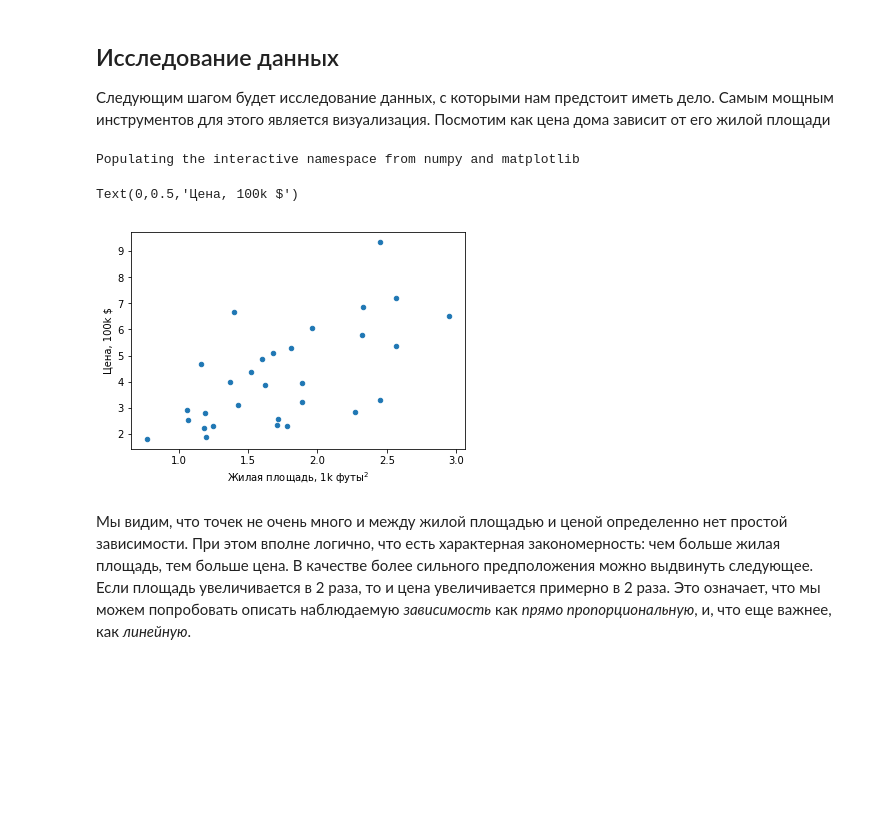
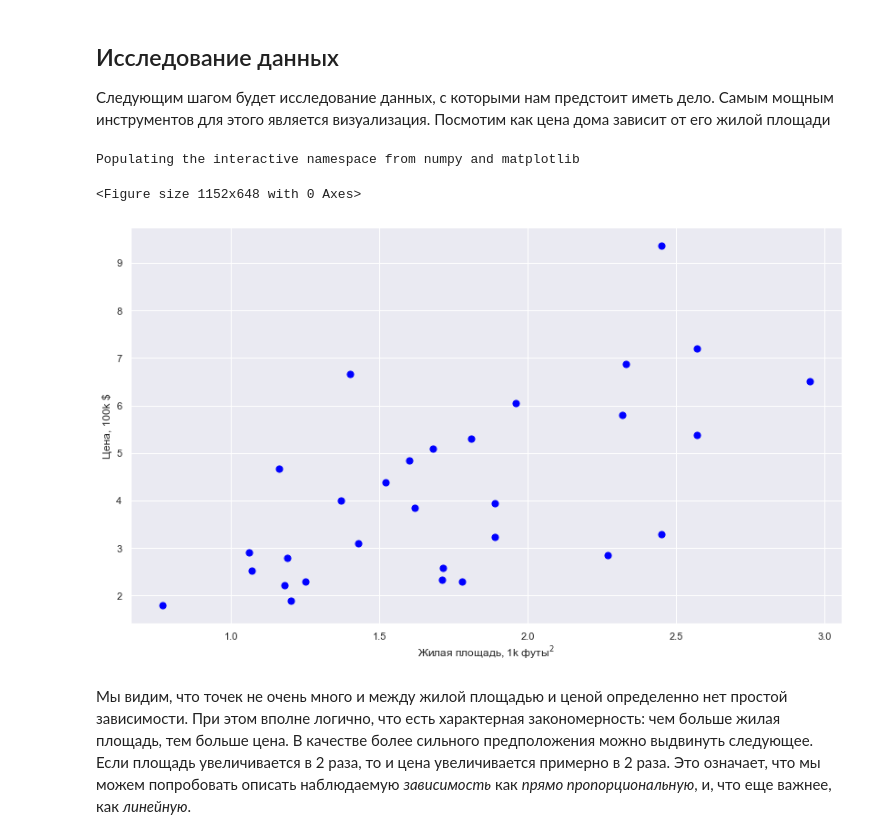
Before and after one commit to sdukshis/ml-intro, a Jupyter notebook: notebooks/LinearRegression.ipynb, the cells around one changed output. Saved outputs shown, nothing was run; the diff lists cells and outputs as text; code cells hidden in the pictures; blank space fills up the shorter version.

```diff
--- a/notebooks/LinearRegression.ipynb
+++ b/notebooks/LinearRegression.ipynb
@@ -21,14 +21,15 @@ housesales['sqft_living'] = housesales['sqft_living']/1000
 # %%
 %pylab inline
 import seaborn as sns  # для красивого стиля графиков
-#from matplotlib.ticker import FuncFormatter # для форматирования разметки по оси y
-ax = housesales.plot.scatter(x='sqft_living', y='price')
+sns.set()
+plt.figure(figsize=(16,9))
+ax = housesales.plot.scatter(x='sqft_living', y='price', color='blue', figsize=(14,8), s=50)
 ax.set_xlabel('Жилая площадь, 1k футы$^2$')
-ax.set_ylabel('Цена, 100k $')
+ax.set_ylabel('Цена, 100k $');
 # %% [output]
 Populating the interactive namespace from numpy and matplotlib
-Text(0,0.5,'Цена, 100k $')
+<Figure size 1152x648 with 0 Axes>
-[figure, old version]
+[figure, new version]
 # %% [markdown]
 Мы видим, что точек не очень много и между жилой площадью и ценой определенно нет простой зависимости. При этом вполне логично, что есть характерная закономерность: чем больше жилая площадь, тем больше цена. В качестве более сильного предположения можно выдвинуть следующее. Если площадь увеличивается в 2 раза, то и цена увеличивается примерно в 2 раза. Это означает, что мы можем попробовать описать наблюдаемую *зависимость* как *прямо пропорциональную*, и, что еще важнее, как *линейную*.
 # %% [markdown]
```
Also changed, not shown: 4 other files.
